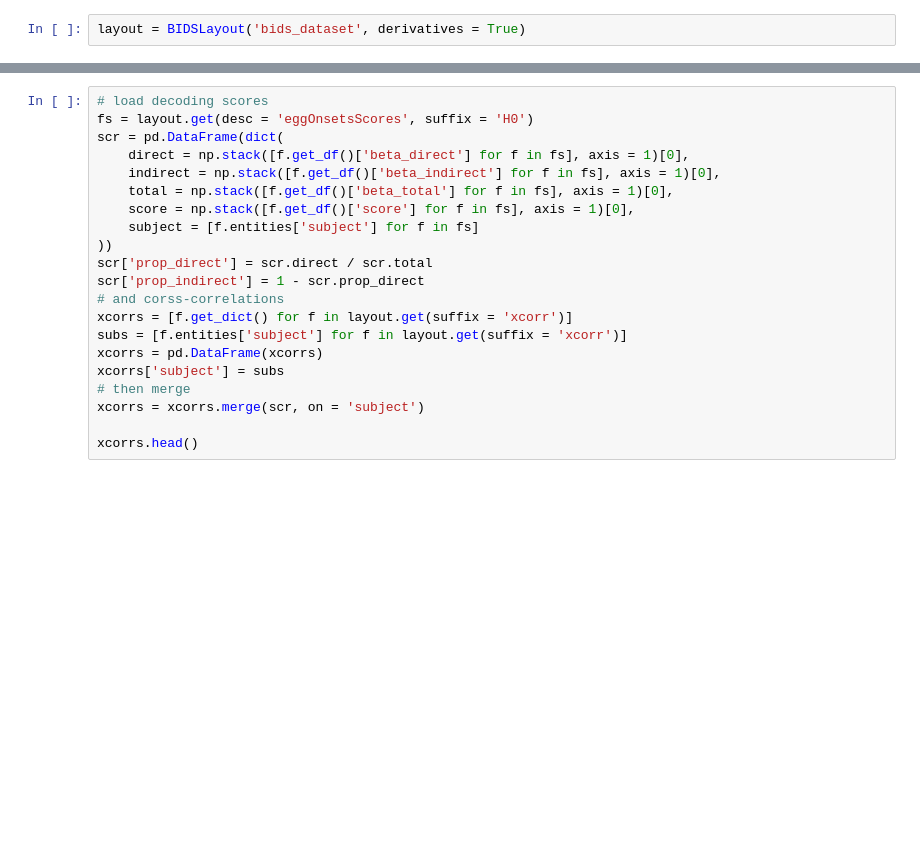
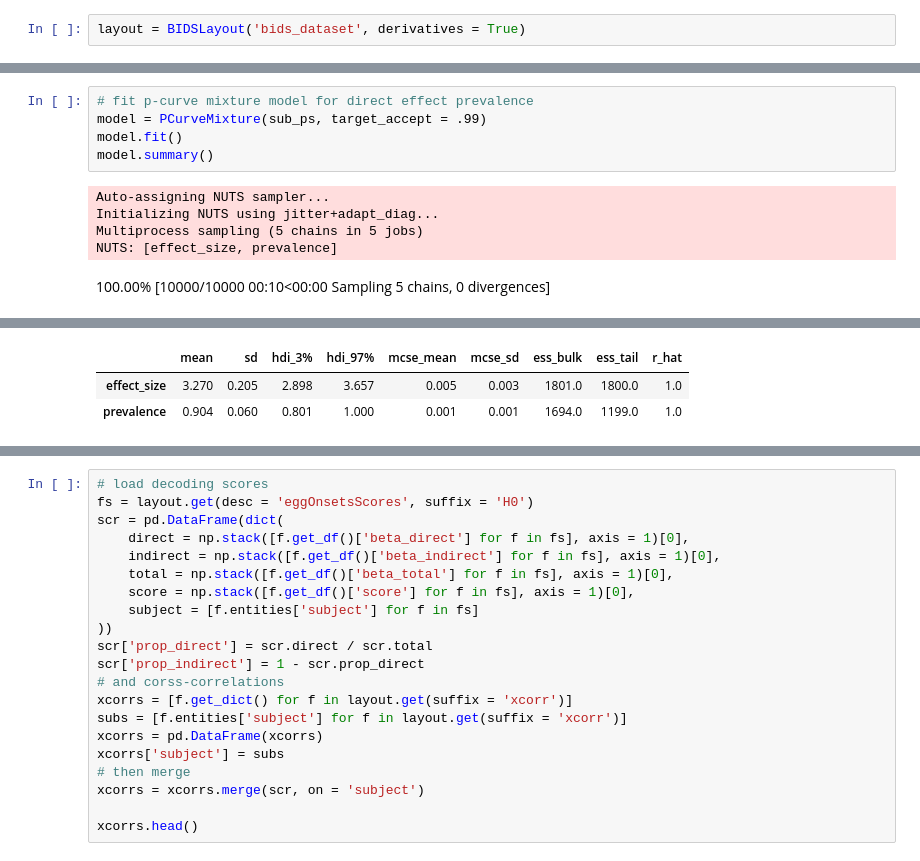
Before and after one commit to apex-lab/daf-analysis, a Jupyter notebook: eeg-results.ipynb, the cells around one changed output, grey strips where cells are left out. Cells and saved outputs as stored; diff of their text form; blank space fills up the shorter version.

```diff
--- a/eeg-results.ipynb
+++ b/eeg-results.ipynb
@@ -77,0 +89,11 @@ ConfidenceInterval(low=0.4813315380036217, high=0.7225807643375499)
+# %%
+# fit p-curve mixture model for direct effect prevalence
+model = PCurveMixture(sub_ps, target_accept = .99)
+model.fit()
+model.summary()
+# %% [output]
+Auto-assigning NUTS sampler...
+Initializing NUTS using jitter+adapt_diag...
+Multiprocess sampling (5 chains in 5 jobs)
+NUTS: [effect_size, prevalence]
+100.00% [10000/10000 00:10<00:00 Sampling 5 chains, 0 divergences]
@@ -77,0 +101,3 @@ ConfidenceInterval(low=0.4813315380036217, high=0.7225807643375499)
+|  | mean | sd | hdi_3% | hdi_97% | mcse_mean | mcse_sd | ess_bulk | ess_tail | r_hat |
+| effect_size | 3.270 | 0.205 | 2.898 | 3.657 | 0.005 | 0.003 | 1801.0 | 1800.0 | 1.0 |
+| prevalence | 0.904 | 0.060 | 0.801 | 1.000 | 0.001 | 0.001 | 1694.0 | 1199.0 | 1.0 |
```
Also changed, not shown: parts of 14 cells of this notebook, 3 other files.
